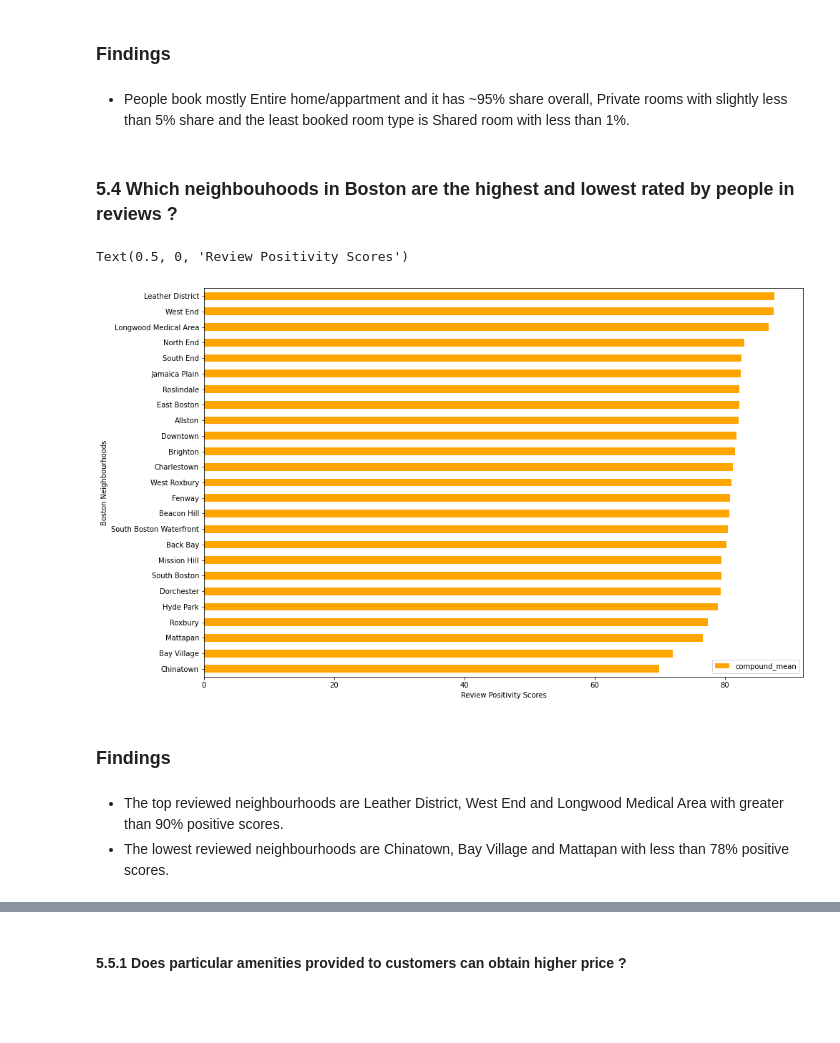
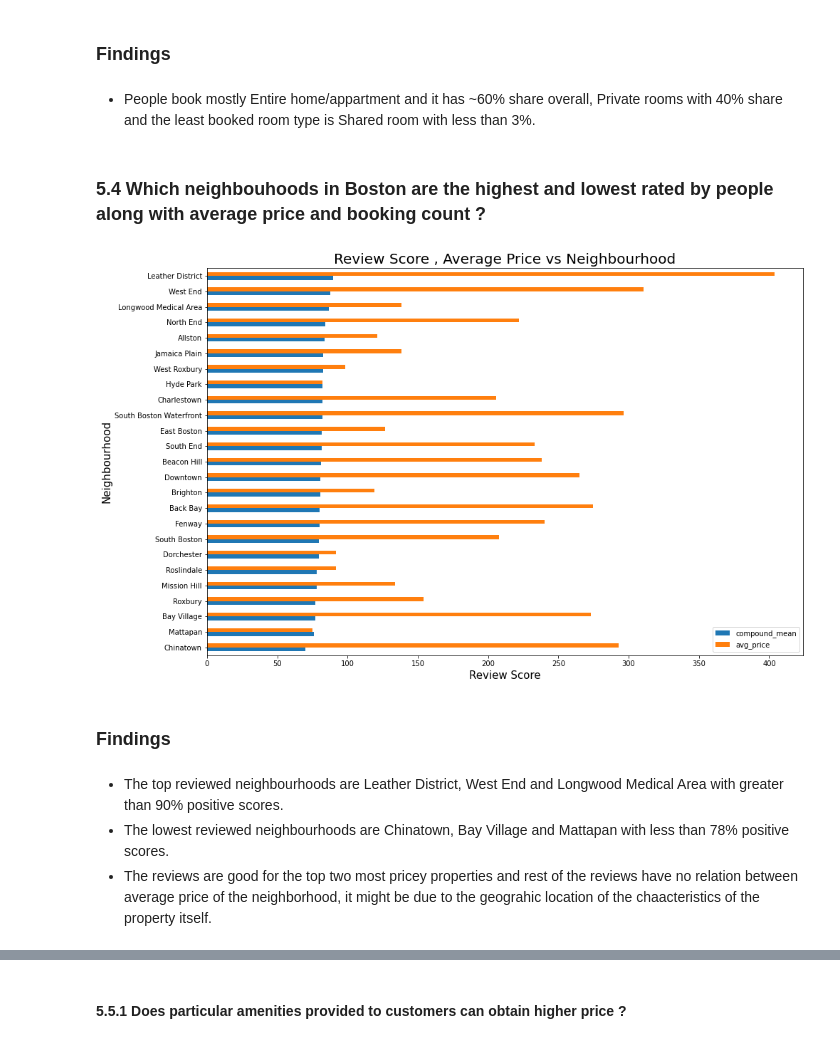
Before and after one commit to 0xNILADRI/Boston-AirBnB, a Jupyter notebook: boston_airbnb.ipynb, the cells around one changed output, grey strips where cells are left out. Drawn from its saved outputs; the diff is of its cells as text; code cells hidden in the pictures; blank space fills up the shorter version.

```diff
--- a/boston_airbnb.ipynb
+++ b/boston_airbnb.ipynb
@@ -1045,6 +1126,2 @@ compound_mean                                      3           :  0.12 %
-# %%
-# fill null values with 0
-for c in ['neg_mean','neu_mean','pos_mean','compound_mean']:
-    df_final[c] = df_final[c].fillna(0)
 # %% [markdown]
 * As the dataframe took its final shape it's time to remove the columns which are not necessary any further. The columns are `id` , `host_id` and `listing_id`.
@@ -1050,0 +1130,3 @@ for c in ['neg_mean','neu_mean','pos_mean','compound_mean']:
+# %%
+# joining two data frames with the unique id
+df_final = pd.merge(df_final,df_listings_count_price,how = 'inner', left_on=['id'], right_on = ['listing_id'])
@@ -1051,6 +1137,6 @@ for c in ['neg_mean','neu_mean','pos_mean','compound_mean']:
 # %%
 # drop columns
-df_final.drop(['id','host_id','listing_id'], axis = 1, inplace = True)
+df_final.drop(['id','host_id','listing_id_x','listing_id_y'], axis = 1, inplace = True)
 # %%
 df_final
 # %% [output]
@@ -1104,9 +1195,9 @@ sns.heatmap(df_final.corr(), annot = True,  fmt='.2f');
 * Columns `neg_mean`, `neu_mean` and `pos_mean` also have huge correlation with compound_mean, drop these.
 # %%
 # drop columns
-high_corr = ['bedrooms','beds','availability_30','availability_60','availability_90','review_scores_accuracy',
+high_corr = ['bedrooms','beds','availability_60','availability_90','availability_365','review_scores_accuracy',
              'review_scores_cleanliness', 'review_scores_checkin', 'review_scores_communication',
-             'review_scores_location', 'review_scores_value','neg_mean','neu_mean','pos_mean']
+             'review_scores_location', 'review_scores_value','neg_mean','neu_mean','pos_mean','price']
 df_final.drop(high_corr, axis = 1, inplace = True)
 # %% [markdown]
 ## 5. Evaluation
@@ -1172,20 +1272,25 @@ Text(0, 0.5, 'Bookings Overall Share ( % )')
 # %% [markdown]
 ### Findings
 # %% [markdown]
-* People book mostly Entire home/appartment and it has ~95% share overall, Private rooms with slightly less than 5% share and the least booked room type is Shared room with less than 1%.
+* People book mostly Entire home/appartment and it has ~60% share overall, Private rooms with 40% share and the least booked room type is Shared room with less than 3%.
 # %% [markdown]
-### 5.4 Which neighbouhoods in Boston are the highest and lowest rated by people in reviews ?
+### 5.4 Which neighbouhoods in Boston are the highest and lowest rated by people along with average price and booking count ?
 # %%
-# plot bar plot - for average review in different locations
+# plot bar plot - for average review and average price in different locations
 review_boston = (df_final.groupby(['neighbourhood_cleansed'])[['compound_mean']].mean()*100).sort_values(by='compound_mean',ascending=True)
-review_boston.plot(kind='barh', figsize = (15,10), color ='orange')
-plt.ylabel('Boston Neighbourhoods')
-plt.xlabel('Review Positivity Scores')
+price_boston = df_final.groupby(['neighbourhood_cleansed'])[['avg_price']].mean().sort_values(by='avg_price',ascending=True)
+review_price = pd.merge(review_boston, price_boston, left_on = review_boston.index,right_on = price_boston.index)
+review_price.index = review_price.key_0
+review_price.sort_values(by = 'compound_mean').plot(kind='barh', figsize = (15,10))
+plt.title('Review Score , Average Price vs Neighbourhood', fontsize = 20)
+plt.ylabel('Neighbourhood',fontsize = 15)
+plt.xlabel('Review Score', fontsize = 15)
+plt.savefig('review_price.png')
 # %% [output]
-Text(0.5, 0, 'Review Positivity Scores')
-[figure, old version]
+[figure, new version]
 # %% [markdown]
 ### Findings
 # %% [markdown]
 * The top reviewed neighbourhoods are Leather District, West End and Longwood Medical Area with greater than 90% positive scores.
 * The lowest reviewed neighbourhoods are Chinatown, Bay Village and Mattapan with less than 78% positive scores.
+* The reviews are good for the top two most pricey properties and rest of the reviews have no relation between average price of the neighborhood, it might be due to the geograhic location of the chaacteristics of the property itself.
```
Also changed, not shown: parts of 119 cells of this notebook, 14 other files.
